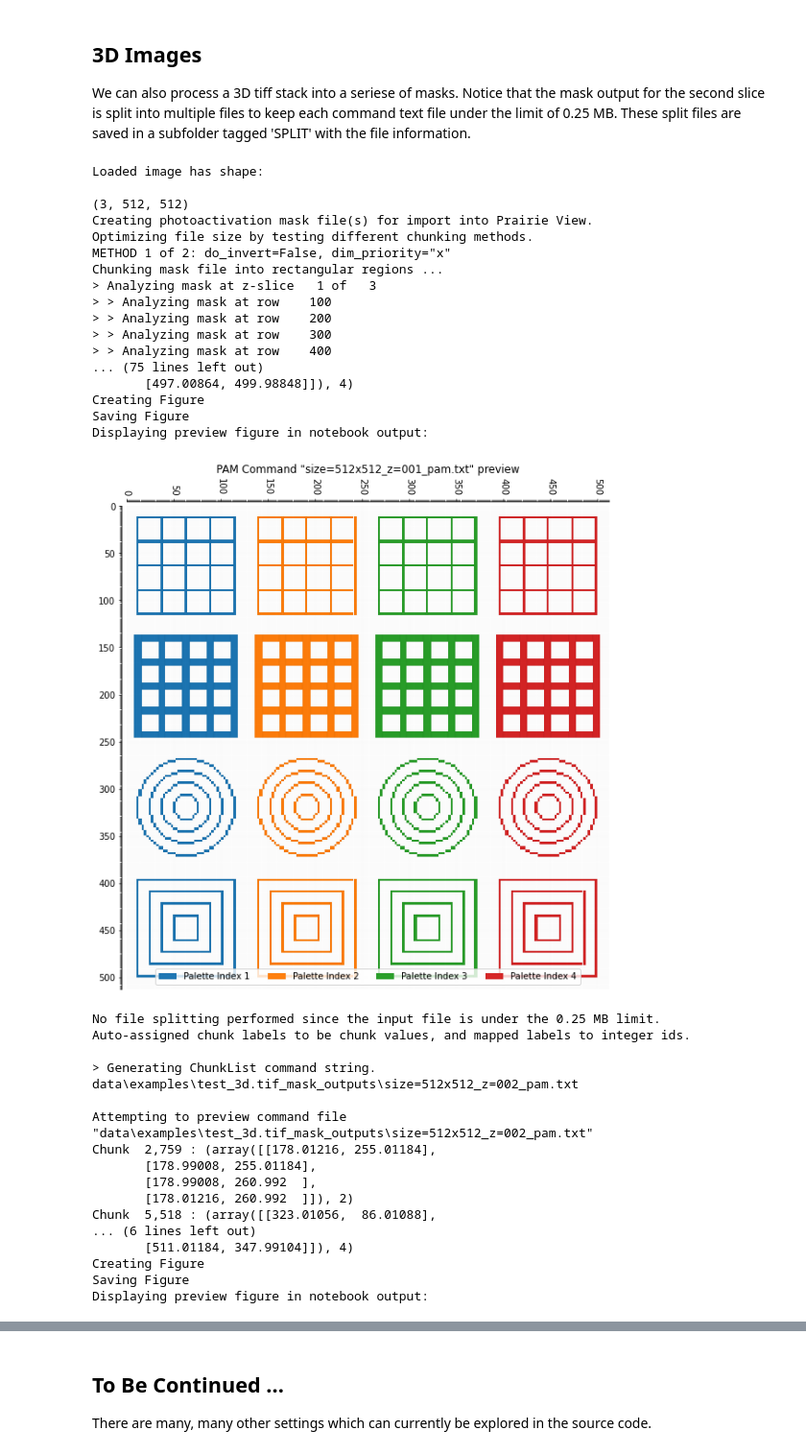
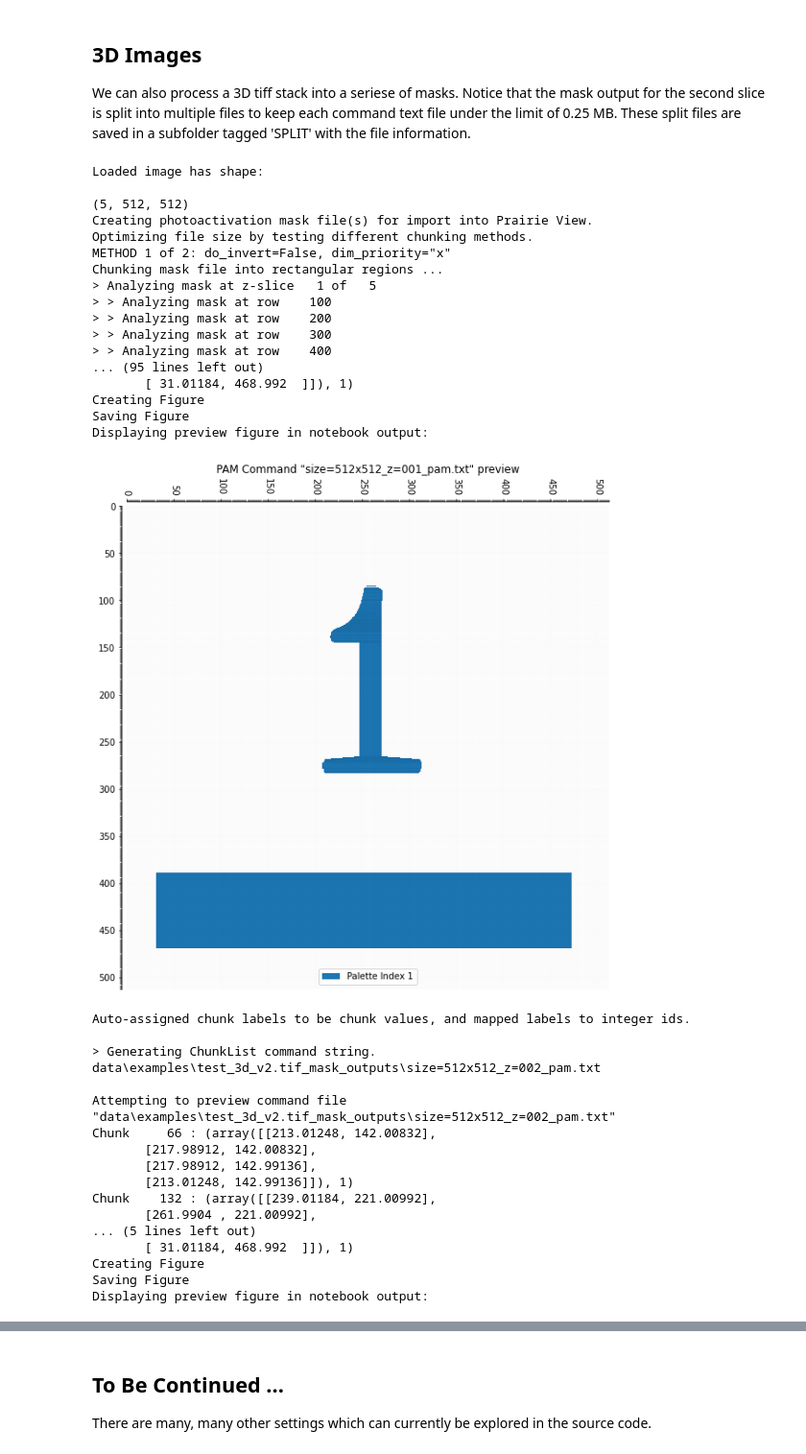
Before and after one commit to CorbanSwain/Custom-Multiphoton-Patterning, a Jupyter notebook: getting_started.ipynb, the cells around one changed output, grey strips where cells are left out. Shown at 96% size. Cells and saved outputs as stored; diff of their text form; code cells hidden in the pictures.

```diff
--- a/getting_started.ipynb
+++ b/getting_started.ipynb
@@ -180,43 +176,43 @@ No file splitting performed since the input file is under the 0.25 MB limit.
 
 We can also process a 3D tiff stack into a seriese of masks. Notice that the mask output for the second slice is split into multiple files to keep each command text file under the limit of 0.25 MB. These split files are saved in a subfolder tagged 'SPLIT' with the file information.
 # %%
-file_name = 'test_3d.tif'
+file_name = 'test_3d_v2.tif'
 file_path = os.path.join(data_dir, file_name)
 mask = masks.Mask.from_image(file_path)
 mask.write_command_files()
 # %% [output]
 Loaded image has shape:
 
-(3, 512, 512)
+(5, 512, 512)
 Creating photoactivation mask file(s) for import into Prairie View.
 Optimizing file size by testing different chunking methods.
 METHOD 1 of 2: do_invert=False, dim_priority="x"
 Chunking mask file into rectangular regions ...
-> Analyzing mask at z-slice   1 of   3
+> Analyzing mask at z-slice   1 of   5
 > > Analyzing mask at row    100
 > > Analyzing mask at row    200
 > > Analyzing mask at row    300
 > > Analyzing mask at row    400
-... (75 lines left out)
-       [497.00864, 499.98848]]), 4)
+... (95 lines left out)
+       [ 31.01184, 468.992  ]]), 1)
 Creating Figure
 Saving Figure
 Displaying preview figure in notebook output:
-[figure, old version]
+[figure, new version]
-No file splitting performed since the input file is under the 0.25 MB limit.
 Auto-assigned chunk labels to be chunk values, and mapped labels to integer ids.
 
 > Generating ChunkList command string.
-data\examples\test_3d.tif_mask_outputs\size=512x512_z=002_pam.txt
+data\examples\test_3d_v2.tif_mask_outputs\size=512x512_z=002_pam.txt
 
-Attempting to preview command file "data\examples\test_3d.tif_mask_outputs\size=512x512_z=002_pam.txt"
-Chunk  2,759 : (array([[178.01216, 255.01184],
-       [178.99008, 255.01184],
-       [178.99008, 260.992  ],
-       [178.01216, 260.992  ]]), 2)
-Chunk  5,518 : (array([[323.01056,  86.01088],
-... (6 lines left out)
-       [511.01184, 347.99104]]), 4)
+Attempting to preview command file "data\examples\test_3d_v2.tif_mask_outputs\size=512x512_z=002_pam.txt"
+Chunk     66 : (array([[213.01248, 142.00832],
+       [217.98912, 142.00832],
+       [217.98912, 142.99136],
+       [213.01248, 142.99136]]), 1)
+Chunk    132 : (array([[239.01184, 221.00992],
+       [261.9904 , 221.00992],
+... (5 lines left out)
+       [ 31.01184, 468.992  ]]), 1)
 Creating Figure
 Saving Figure
 Displaying preview figure in notebook output:
```
Also changed, not shown: parts of 4 cells of this notebook, 7 other files.
